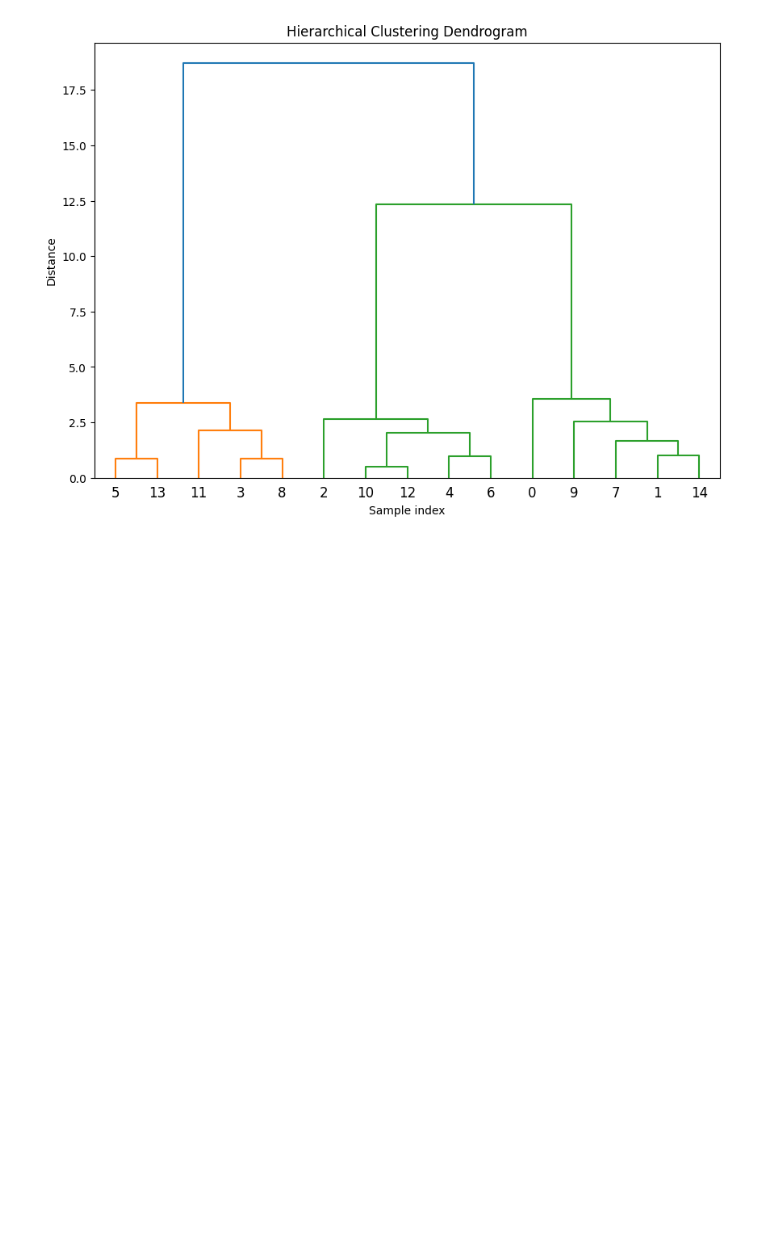
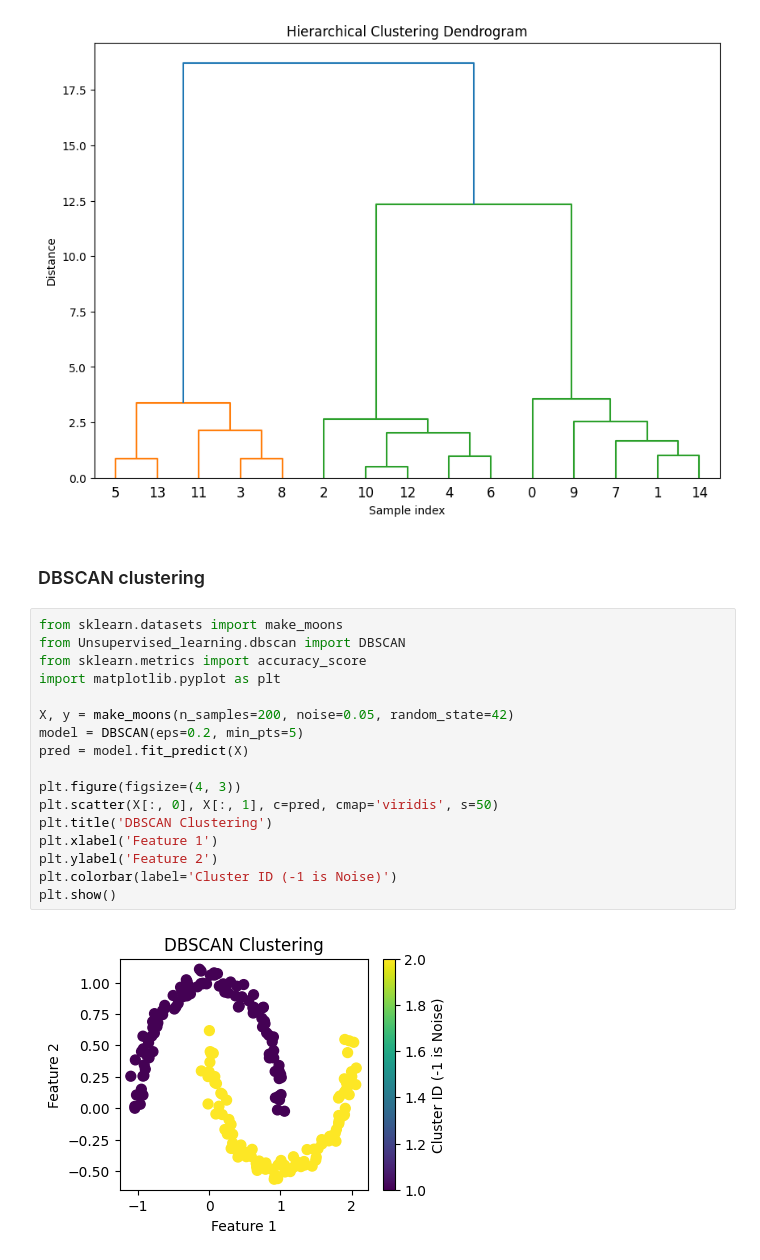
Before and after one commit to vansh-visariya/ml-from-scratch, a Jupyter notebook: train.ipynb, the cells around one changed output. Saved outputs shown, nothing was run; the diff lists cells and outputs as text; blank space fills up the shorter version.

Commit message:
DBSCAN

```diff
--- a/train.ipynb
+++ b/train.ipynb
@@ -259,3 +259,24 @@ model.fit(X)
 model.plot_dendrogram()
 # %% [output]
 [figure]
+# %% [markdown]
+### DBSCAN clustering
+# %%
+from sklearn.datasets import make_moons
+from Unsupervised_learning.dbscan import DBSCAN
+from sklearn.metrics import accuracy_score
+import matplotlib.pyplot as plt
+
+X, y = make_moons(n_samples=200, noise=0.05, random_state=42)
+model = DBSCAN(eps=0.2, min_pts=5)
+pred = model.fit_predict(X)
+
+plt.figure(figsize=(4, 3))
+plt.scatter(X[:, 0], X[:, 1], c=pred, cmap='viridis', s=50)
+plt.title('DBSCAN Clustering')
+plt.xlabel('Feature 1')
+plt.ylabel('Feature 2')
+plt.colorbar(label='Cluster ID (-1 is Noise)')
+plt.show()
+# %% [output]
+[figure, added]
```
Also changed, not shown: 2 other files.
